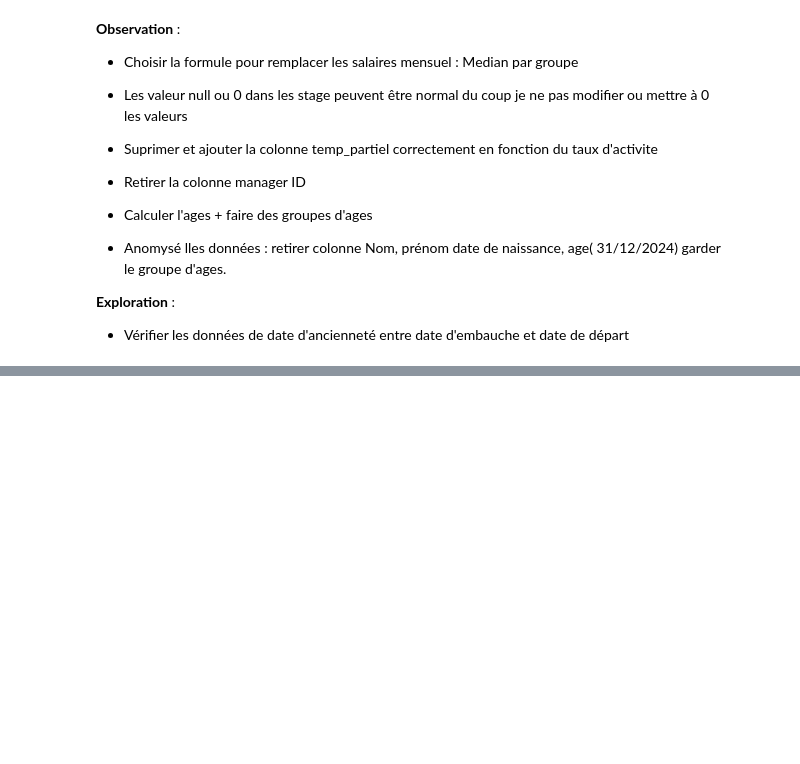
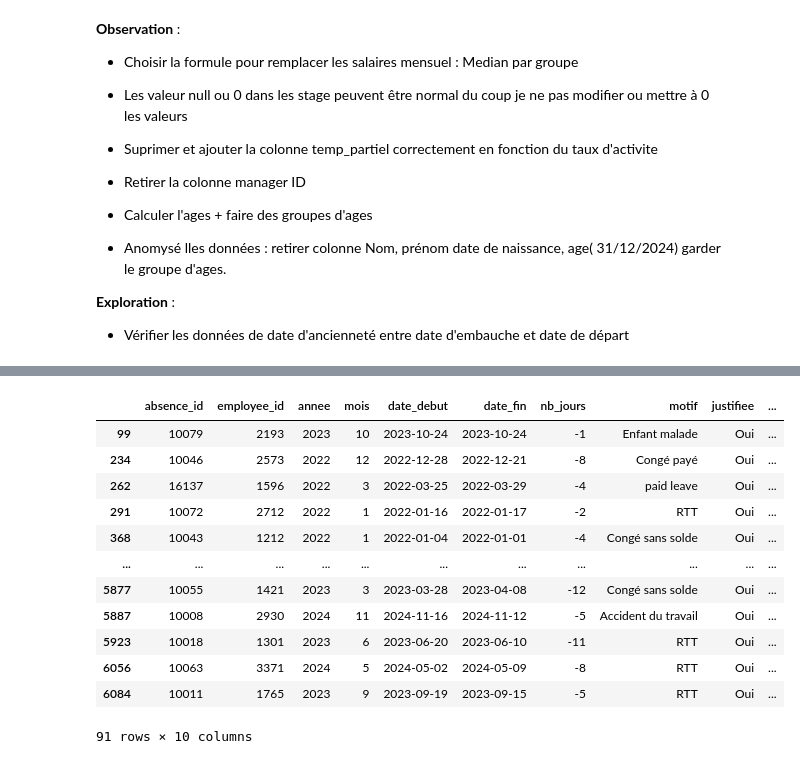
Before and after one commit to BrAk10/Projet-Data-RH, a Jupyter notebook: Code Python.ipynb, the cells around one changed output, grey strips where cells are left out. Saved outputs shown, nothing was run; the diff lists cells and outputs as text; code cells hidden in the pictures; blank space fills up the shorter version.

```diff
--- a/Code Python.ipynb
+++ b/Code Python.ipynb
@@ -313,0 +413,16 @@ rh_employees[rh_employees['anciennete_annees'] < 0 ]
+# %%
+rh_absences[rh_absences['nb_jours'] < 0]
+# %% [output]
+|  | absence_id | employee_id | annee | mois | date_debut | date_fin | nb_jours | motif | justifiee | ... |
+| 99 | 10079 | 2193 | 2023 | 10 | 2023-10-24 | 2023-10-24 | -1 | Enfant malade | Oui | ... |
+| 234 | 10046 | 2573 | 2022 | 12 | 2022-12-28 | 2022-12-21 | -8 | Congé payé | Oui | ... |
+| 262 | 16137 | 1596 | 2022 | 3 | 2022-03-25 | 2022-03-29 | -4 | paid leave | Oui | ... |
+| 291 | 10072 | 2712 | 2022 | 1 | 2022-01-16 | 2022-01-17 | -2 | RTT | Oui | ... |
+| 368 | 10043 | 1212 | 2022 | 1 | 2022-01-04 | 2022-01-01 | -4 | Congé sans solde | Oui | ... |
+| ... | ... | ... | ... | ... | ... | ... | ... | ... | ... | ... |
+| 5877 | 10055 | 1421 | 2023 | 3 | 2023-03-28 | 2023-04-08 | -12 | Congé sans solde | Oui | ... |
+| 5887 | 10008 | 2930 | 2024 | 11 | 2024-11-16 | 2024-11-12 | -5 | Accident du travail | Oui | ... |
+| 5923 | 10018 | 1301 | 2023 | 6 | 2023-06-20 | 2023-06-10 | -11 | RTT | Oui | ... |
+| 6056 | 10063 | 3371 | 2024 | 5 | 2024-05-02 | 2024-05-09 | -8 | RTT | Oui | ... |
+| 6084 | 10011 | 1765 | 2023 | 9 | 2023-09-19 | 2023-09-15 | -5 | RTT | Oui | ... |
+91 rows × 10 columns
```
Also changed, not shown: parts of 15 cells of this notebook.
